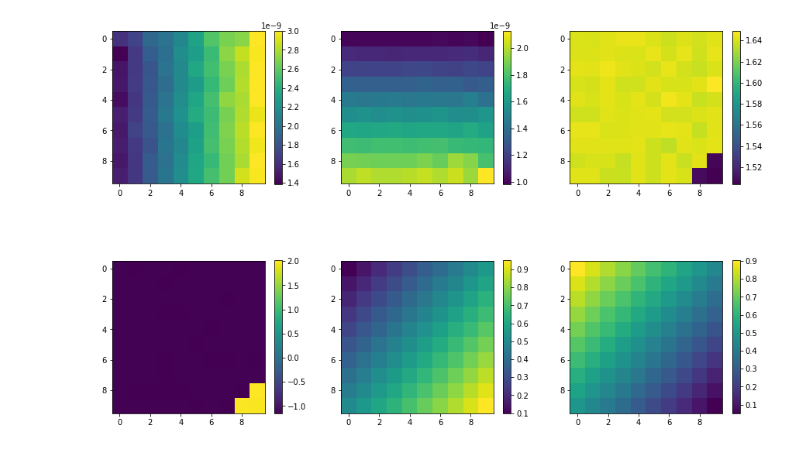
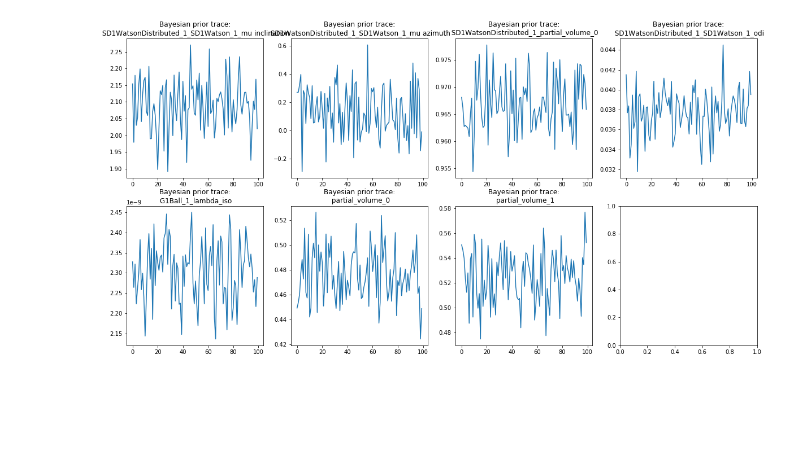
Before and after one commit to PaddySlator/dmipy-bayesian, a Jupyter notebook: bayesian-fitting-simulated-examples.ipynb, the cells around one changed output. Cells and saved outputs as stored; diff of their text form; code cells hidden in the pictures; blank space fills up the shorter version.

```diff
--- a/bayesian-fitting-simulated-examples.ipynb
+++ b/bayesian-fitting-simulated-examples.ipynb
@@ -535,31 +461,24 @@ model.parameter_names
 # %%
-fig, axs = plt.subplots(2, 3, figsize=[15, 10])
+fig, axs = plt.subplots(2, 4, figsize=[20, 10])
 axs = axs.ravel()
-
-# l=0
-# for p in range(0,nparam):
-#     colormap = axs[p].imshow(bayesian_fit_maps[model.parameter_names[p]])
-
-#     fig.colorbar(colormap, ax=axs[p], shrink=0.8)
-
-#     #axs[p].set_title(model.parameter_names[p])
-
 
 l=0
 for param in model.parameter_names:
     if '_mu' in param: #if an orientation parameter
         #two maps in the final dimension
-        colormap = axs[l].imshow(bayesian_fit_maps[param][...,0])
+        colormap = axs[l].imshow(lsq_fit.fitted_parameters[param][...,0])
+        axs[l].set_title('Bayesian fit:\n ' + param + ' inclination')
         fig.colorbar(colormap, ax=axs[l], shrink=0.8)
         l=l+1
 
-        colormap = axs[l].imshow(bayesian_fit_maps[param][...,1])
+        colormap = axs[l].imshow(lsq_fit.fitted_parameters[param][...,1])
+        axs[l].set_title('Bayesian fit:\n ' + param + ' azimuth')
         fig.colorbar(colormap, ax=axs[l], shrink=0.8)
         l=l+1
 
     else:
-        colormap = axs[l].imshow(bayesian_fit_maps[param])
-
+        colormap = axs[l].imshow(lsq_fit.fitted_parameters[param])
+        axs[l].set_title('Bayesian fit:\n ' + param)
         fig.colorbar(colormap, ax=axs[l], shrink=0.8)
 
         l=l+1
@@ -582,24 +487,21 @@ for p in range(0,nparam):
 # %%
-fig, axs = plt.subplots(2, 3, figsize=[15, 10])
+fig, axs = plt.subplots(2, 4, figsize=[20, 10])
 axs = axs.ravel()
+
+for i in range(0,nparam):
+    axs[i].plot(tmpgibbs[i,:])
+
 
 l=0
 for param in model.parameter_names:
     if '_mu' in param: #if an orientation parameter
-        #two maps in the final dimension
-        colormap = axs[l].imshow(lsq_fit.fitted_parameters[param][...,0])
-        fig.colorbar(colormap, ax=axs[l], shrink=0.8)
+        #two maps
+        axs[l].set_title('Bayesian prior trace:\n ' + param + ' inclination')
         l=l+1
-
-        colormap = axs[l].imshow(lsq_fit.fitted_parameters[param][...,1])
-        fig.colorbar(colormap, ax=axs[l], shrink=0.8)
+        axs[l].set_title('Bayesian prior trace:\n ' + param + ' azimuth')
         l=l+1
-
     else:
-        colormap = axs[l].imshow(lsq_fit.fitted_parameters[param])
-
-        fig.colorbar(colormap, ax=axs[l], shrink=0.8)
-
+        axs[l].set_title('Bayesian prior trace:\n ' + param)
         l=l+1
 # %% [output]
-[figure, old version]
+[figure, new version]
```
Also changed, not shown: parts of 33 cells of this notebook, 1 other file.
